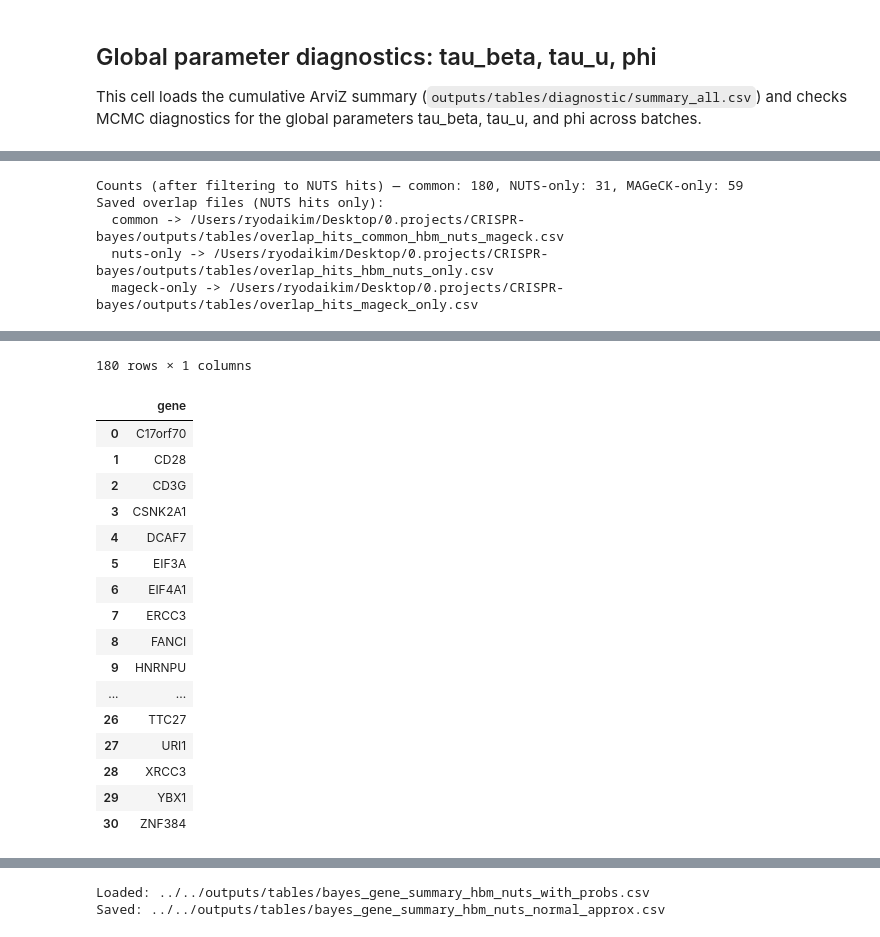
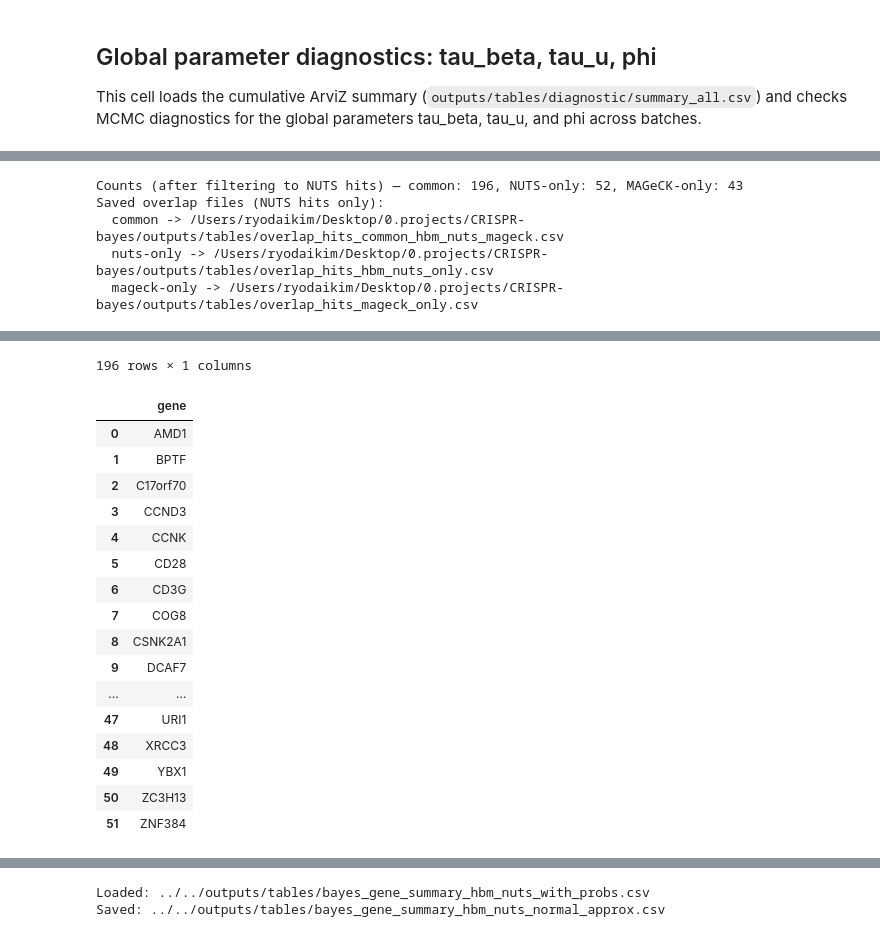
Before and after one commit to ryodaiKim/CRISPR-Bayes-Screen, a Jupyter notebook: notebooks/CRISPR_Bayes/01_HBM-CRISPR.ipynb, the cells around one changed output, grey strips where cells are left out. Cells and saved outputs as stored; diff of their text form; code cells hidden in the pictures.

```diff
--- a/notebooks/CRISPR_Bayes/01_HBM-CRISPR.ipynb
+++ b/notebooks/CRISPR_Bayes/01_HBM-CRISPR.ipynb
@@ -1950,9 +1915,6 @@ from pathlib import Path
 sns.set_style('whitegrid')
 sns.set_context('paper', font_scale=1.2)
 
-project_root = globals().get('project_root', Path('..').resolve().parent)
-table_dir = globals().get('table_dir', project_root / 'outputs' / 'tables')
-fig_dir = globals().get('fig_dir', project_root / 'outputs' / 'figures')
 fig_dir.mkdir(parents=True, exist_ok=True)
 posterior_cache_dir = table_dir / 'posterior_cache_hbm_nuts'
 
@@ -1993,8 +1955,6 @@ plt.figure(figsize=(6,4))
 sns.histplot(beta_flat, bins=80, kde=False, color='#4C78A8')
 plt.axvline(m_mean, color='C1', linestyle='--', label=f'mean={m_mean:.3f}')
 plt.axvline(m_med, color='C0', linestyle='--', label=f'median={m_med:.3f}')
-plt.axvline(lo, color='k', linestyle=':', label=f'2.5%={lo:.3f}')
-plt.axvline(hi, color='k', linestyle=':', label=f'97.5%={hi:.3f}')
 plt.title('Global posterior histogram of beta — HBM NUTS')
 plt.xlabel('effect size (beta)')
 plt.legend()
@@ -2016,9 +1976,6 @@ from pathlib import Path
 
 sns.set_style('whitegrid')
 
-project_root = globals().get('project_root', Path('..').resolve().parent)
-table_dir = globals().get('table_dir', project_root / 'outputs' / 'tables')
-fig_dir = globals().get('fig_dir', project_root / 'outputs' / 'figures')
 fig_dir.mkdir(parents=True, exist_ok=True)
 
 nuts_summary_path = table_dir / 'bayes_gene_summary_hbm_nuts.csv'
@@ -2070,31 +2027,8 @@ import matplotlib.pyplot as plt
 import seaborn as sns
 import sys
 
-# Robust project root finder: look for common repository markers
-def find_project_root(start: Path = None, markers=('outputs', 'README.md', 'requirements.txt', '.git')) -> Path:
-    p = Path.cwd() if start is None else Path(start)
-    p = p.resolve()
-    while True:
-        for m in markers:
-            if (p / m).exists():
-                return p
-        if p.parent == p:
-            # reached filesystem root
-            return None
-        p = p.parent
-
-project_root = find_project_root()
-if project_root is None:
-    # Fallback: try two levels up from notebook working dir
-    candidate = Path.cwd().parents[1] if len(Path.cwd().parents) > 1 else Path.cwd()
-    print(f"Warning: repository root markers not found while searching upwards from {Path.cwd()}. Falling back to {candidate}")
-    project_root = candidate
-
 # Paths for diagnostics
-table_dir = project_root / 'outputs' / 'tables' / 'diagnostic'
-fig_dir = project_root / 'outputs' / 'figures' / 'diagnostic'
-summary_path = table_dir / 'summary_all.csv'
-fig_dir.mkdir(parents=True, exist_ok=True)
+summary_path = table_dir / 'diagnostic' / 'summary_all.csv'
 
 # Thresholds (reuse notebook globals if present)
 RHAT_WARN = globals().get('RHAT_WARN', 1.05)
@@ -2241,8 +2175,6 @@ import numpy as np
 from pathlib import Path
 
 # IO paths
-project_root = globals().get('project_root', Path('..').resolve().parent)
-table_dir = globals().get('table_dir', project_root / 'outputs' / 'tables')
 summary_path = table_dir / 'bayes_gene_summary_hbm_nuts.csv'
 posterior_cache_dir = table_dir / 'posterior_cache_hbm_nuts'
 
@@ -2262,7 +2194,7 @@ genes = gsum['gene'].astype(str).tolist()
 LFSR_MAX = .05
 BETA_ABS_THRESH = 0.3
 ALT_ABS_THRESH = 0.5
-PROB_MIN = 0.85
+PROB_MIN = 0.80
 
 # Gather exact posterior draws from NUTS cache file(s)
 beta_draws_map = {}
@@ -2423,9 +2350,7 @@ import pandas as pd
 import numpy as np
 from pathlib import Path
 
-project_root = globals().get('project_root', Path('..').resolve().parent)
-table_dir = globals().get('table_dir', project_root / 'outputs' / 'tables')
-
+# IO paths
 hits_path = table_dir / 'hits_hbm_nuts.csv'
 bench_hits_path = table_dir / 'bench_mageck_hits.csv'
 
@@ -2476,7 +2401,7 @@ display(pd.DataFrame({'gene': common_genes}))
 display(pd.DataFrame({'gene': nuts_only}))
 display(pd.DataFrame({'gene': mageck_only}))
 # %% [output]
-Counts (after filtering to NUTS hits) — common: 180, NUTS-only: 31, MAGeCK-only: 59
+Counts (after filtering to NUTS hits) — common: 196, NUTS-only: 52, MAGeCK-only: 43
 Saved overlap files (NUTS hits only):
   common -> /Users/ryodaikim/Desktop/0.projects/CRISPR-bayes/outputs/tables/overlap_hits_common_hbm_nuts_mageck.csv
   nuts-only -> /Users/ryodaikim/Desktop/0.projects/CRISPR-bayes/outputs/tables/overlap_hits_hbm_nuts_only.csv
@@ -2496,21 +2421,21 @@ Saved overlap files (NUTS hits only):
-180 rows × 1 columns
+196 rows × 1 columns
 |  | gene |
-| 0 | C17orf70 |
-| 1 | CD28 |
-| 2 | CD3G |
-| 3 | CSNK2A1 |
-| 4 | DCAF7 |
-| 5 | EIF3A |
-| 6 | EIF4A1 |
-| 7 | ERCC3 |
-| 8 | FANCI |
-| 9 | HNRNPU |
+| 0 | AMD1 |
+| 1 | BPTF |
+| 2 | C17orf70 |
+| 3 | CCND3 |
+| 4 | CCNK |
+| 5 | CD28 |
+| 6 | CD3G |
+| 7 | COG8 |
+| 8 | CSNK2A1 |
+| 9 | DCAF7 |
 | ... | ... |
-| 26 | TTC27 |
-| 27 | URI1 |
-| 28 | XRCC3 |
-| 29 | YBX1 |
-| 30 | ZNF384 |
+| 47 | URI1 |
+| 48 | XRCC3 |
+| 49 | YBX1 |
+| 50 | ZC3H13 |
+| 51 | ZNF384 |
 |  | gene |
 | 0 | AQP3 |
 | 1 | ARID4B |
```
Also changed, not shown: parts of 13 cells of this notebook, 13 other files.
